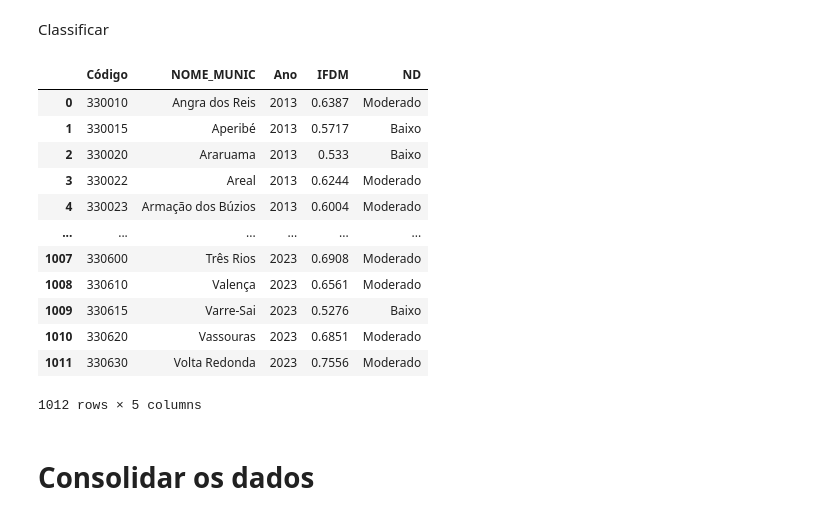
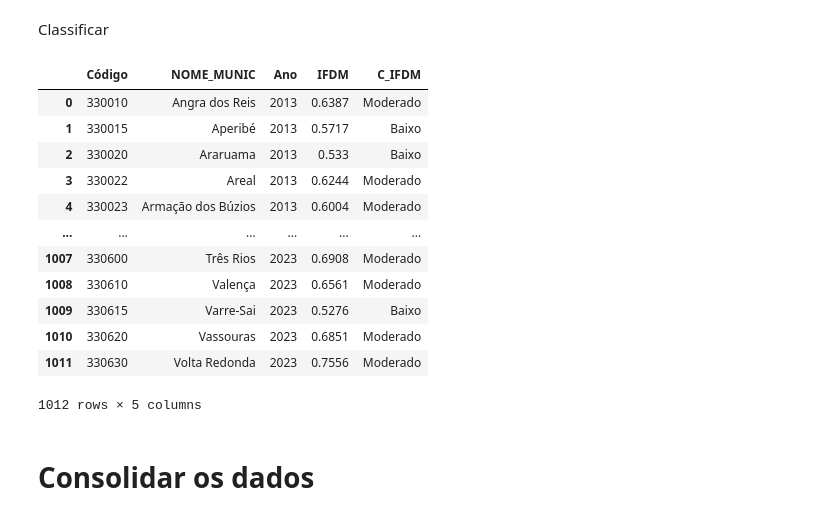
Before and after one commit to silva-fabiofreitas/EDA, a Jupyter notebook: desenvolvimento/data_wrangling.ipynb, the cells around one changed output. Drawn from its saved outputs; the diff is of its cells as text; code cells hidden in the pictures.

```diff
--- a/desenvolvimento/data_wrangling.ipynb
+++ b/desenvolvimento/data_wrangling.ipynb
@@ -134,21 +134,21 @@ df_ifdm_stack
 Classificar
 # %%
 # Função de classificação
-def classificar_ifgf(valor):
+def classificar_ifdm(valor):
     if valor >= 0.8:
         return 'Alto'
     elif valor >= 0.6:
         return 'Moderado'
     elif valor >= 0.4:
         return 'Baixo'
     else:
         return 'Crítico'
 
-df_ifdm_stack['ND'] = df_ifdm_stack['IFDM'].apply(classificar_ifgf)
+df_ifdm_stack['C_IFDM'] = df_ifdm_stack['IFDM'].apply(classificar_ifdm)
 
 df_ifdm_stack
 # %% [output]
-|  | Código | NOME_MUNIC | Ano | IFDM | ND |
+|  | Código | NOME_MUNIC | Ano | IFDM | C_IFDM |
 | 0 | 330010 | Angra dos Reis | 2013 | 0.6387 | Moderado |
 | 1 | 330015 | Aperibé | 2013 | 0.5717 | Baixo |
 | 2 | 330020 | Araruama | 2013 | 0.533 | Baixo |
```
Also changed, not shown: parts of 6 cells of this notebook, 1 other file.
